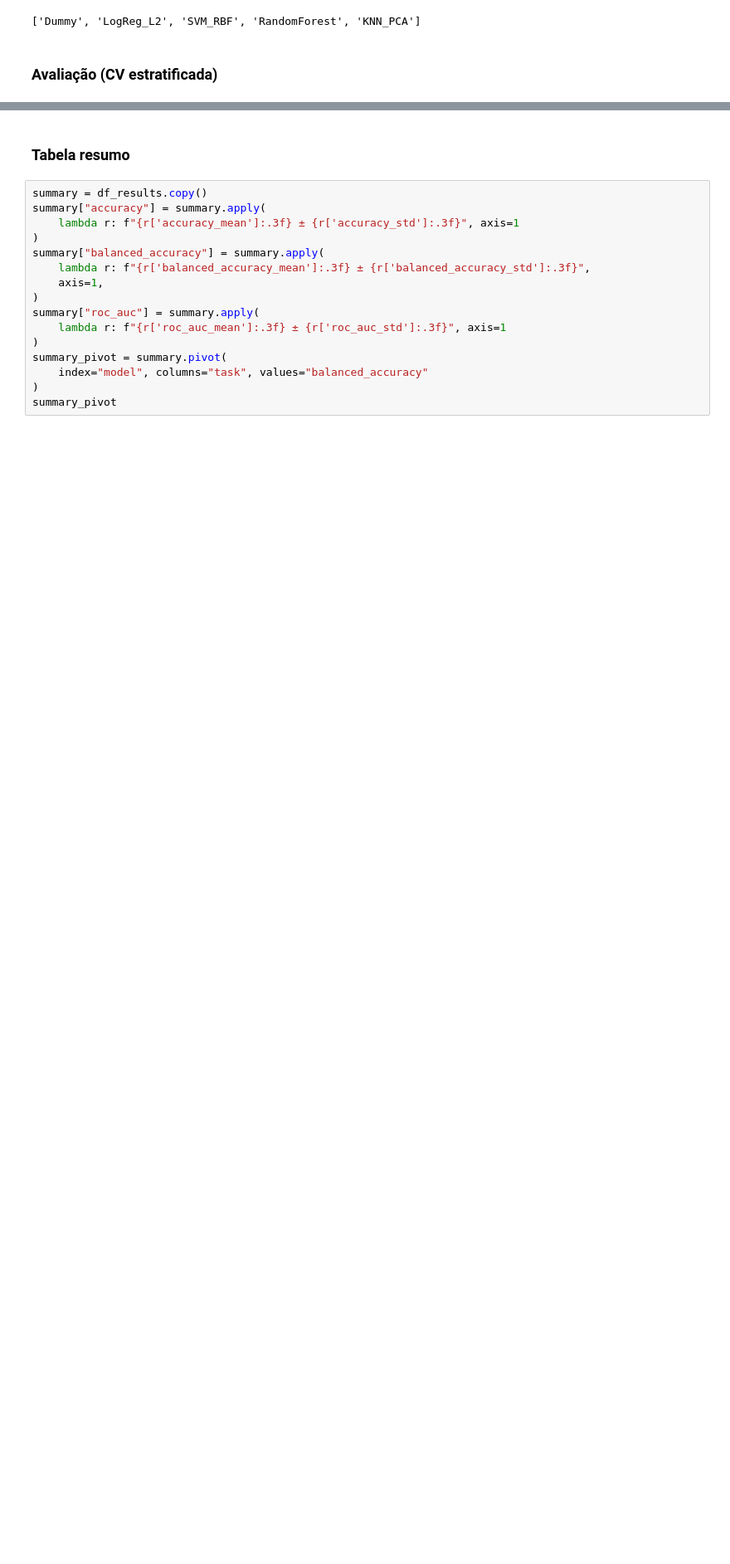
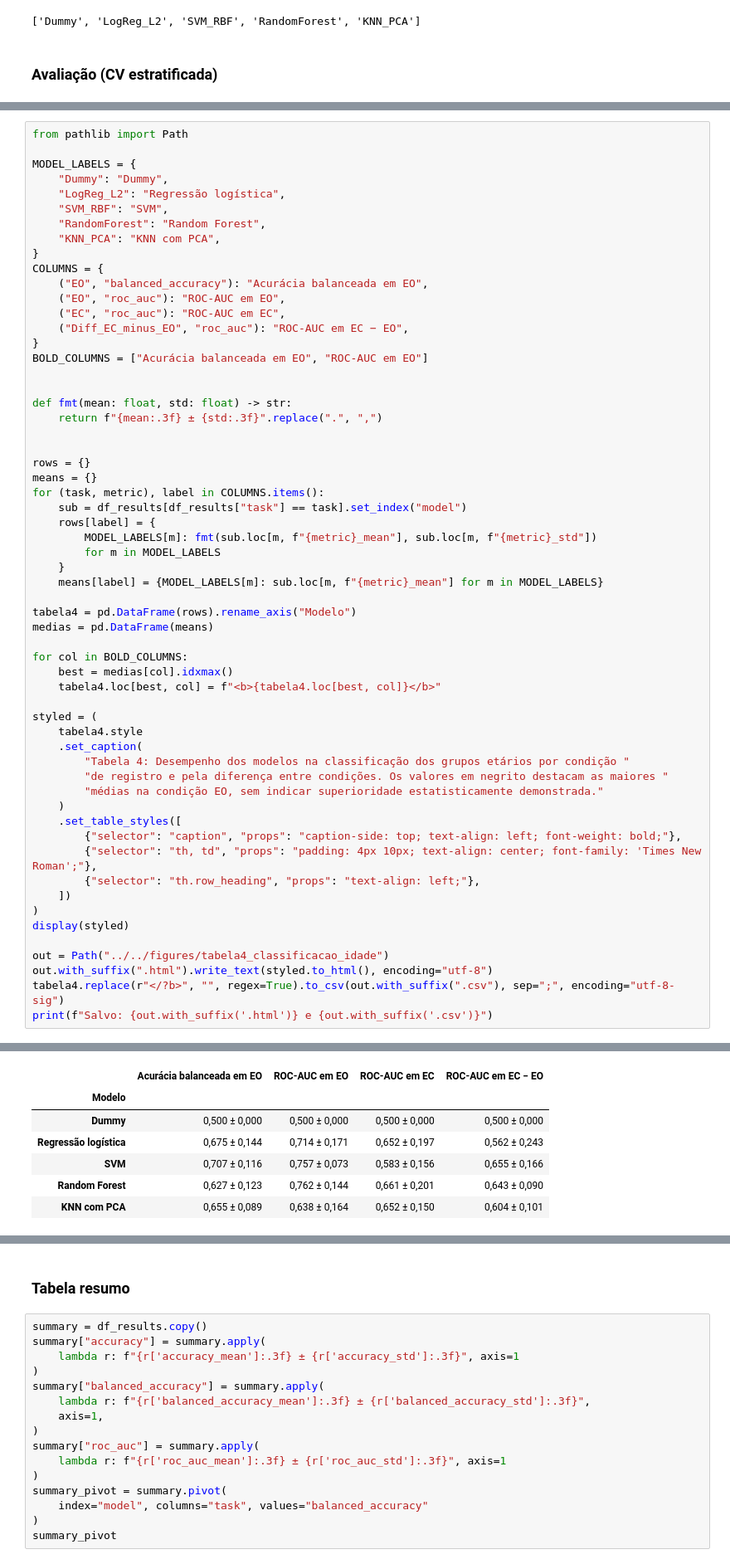
Before and after one commit to annesantos1990/TCC, a Jupyter notebook: notebook/03_classification/07_ml_age_classification.ipynb, the cells around one changed output, grey strips where cells are left out. Shown at 83% size. Saved outputs shown, nothing was run; the diff lists cells and outputs as text; blank space fills up the shorter version.

```diff
--- a/notebook/03_classification/07_ml_age_classification.ipynb
+++ b/notebook/03_classification/07_ml_age_classification.ipynb
@@ -297,0 +299,60 @@ df_results
+# %%
+from pathlib import Path
+
+MODEL_LABELS = {
+    "Dummy": "Dummy",
+    "LogReg_L2": "Regressão logística",
+    "SVM_RBF": "SVM",
+    "RandomForest": "Random Forest",
+    "KNN_PCA": "KNN com PCA",
+}
+COLUMNS = {
+    ("EO", "balanced_accuracy"): "Acurácia balanceada em EO",
+    ("EO", "roc_auc"): "ROC-AUC em EO",
+    ("EC", "roc_auc"): "ROC-AUC em EC",
+    ("Diff_EC_minus_EO", "roc_auc"): "ROC-AUC em EC − EO",
+}
+BOLD_COLUMNS = ["Acurácia balanceada em EO", "ROC-AUC em EO"]
+
+
+def fmt(mean: float, std: float) -> str:
+    return f"{mean:.3f} ± {std:.3f}".replace(".", ",")
+
+
+rows = {}
+means = {}
+for (task, metric), label in COLUMNS.items():
+    sub = df_results[df_results["task"] == task].set_index("model")
+    rows[label] = {
+        MODEL_LABELS[m]: fmt(sub.loc[m, f"{metric}_mean"], sub.loc[m, f"{metric}_std"])
+        for m in MODEL_LABELS
+    }
+    means[label] = {MODEL_LABELS[m]: sub.loc[m, f"{metric}_mean"] for m in MODEL_LABELS}
+
+tabela4 = pd.DataFrame(rows).rename_axis("Modelo")
+medias = pd.DataFrame(means)
+
+for col in BOLD_COLUMNS:
+    best = medias[col].idxmax()
+    tabela4.loc[best, col] = f"<b>{tabela4.loc[best, col]}</b>"
+
+styled = (
+    tabela4.style
+    .set_caption(
+        "Tabela 4: Desempenho dos modelos na classificação dos grupos etários por condição "
+        "de registro e pela diferença entre condições. Os valores em negrito destacam as maiores "
+        "médias na condição EO, sem indicar superioridade estatisticamente demonstrada."
+    )
+    .set_table_styles([
+        {"selector": "caption", "props": "caption-side: top; text-align: left; font-weight: bold;"},
+        {"selector": "th, td", "props": "padding: 4px 10px; text-align: center; font-family: 'Times New Roman';"},
+        {"selector": "th.row_heading", "props": "text-align: left;"},
+    ])
+)
+display(styled)
+
+out = Path("../../figures/tabela4_classificacao_idade")
+out.with_suffix(".html").write_text(styled.to_html(), encoding="utf-8")
+tabela4.replace(r"</?b>", "", regex=True).to_csv(out.with_suffix(".csv"), sep=";", encoding="utf-8-sig")
+print(f"Salvo: {out.with_suffix('.html')} e {out.with_suffix('.csv')}")
+# %% [output]
@@ -297,0 +360,7 @@ df_results
+|  | Acurácia balanceada em EO | ROC-AUC em EO | ROC-AUC em EC | ROC-AUC em EC − EO |
+| Modelo |  |  |  |  |
+| Dummy | 0,500 ± 0,000 | 0,500 ± 0,000 | 0,500 ± 0,000 | 0,500 ± 0,000 |
+| Regressão logística | 0,675 ± 0,144 | 0,714 ± 0,171 | 0,652 ± 0,197 | 0,562 ± 0,243 |
+| SVM | 0,707 ± 0,116 | 0,757 ± 0,073 | 0,583 ± 0,156 | 0,655 ± 0,166 |
+| Random Forest | 0,627 ± 0,123 | 0,762 ± 0,144 | 0,661 ± 0,201 | 0,643 ± 0,090 |
+| KNN com PCA | 0,655 ± 0,089 | 0,638 ± 0,164 | 0,652 ± 0,150 | 0,604 ± 0,101 |
```
Also changed, not shown: parts of 6 cells of this notebook, 6 other files.
